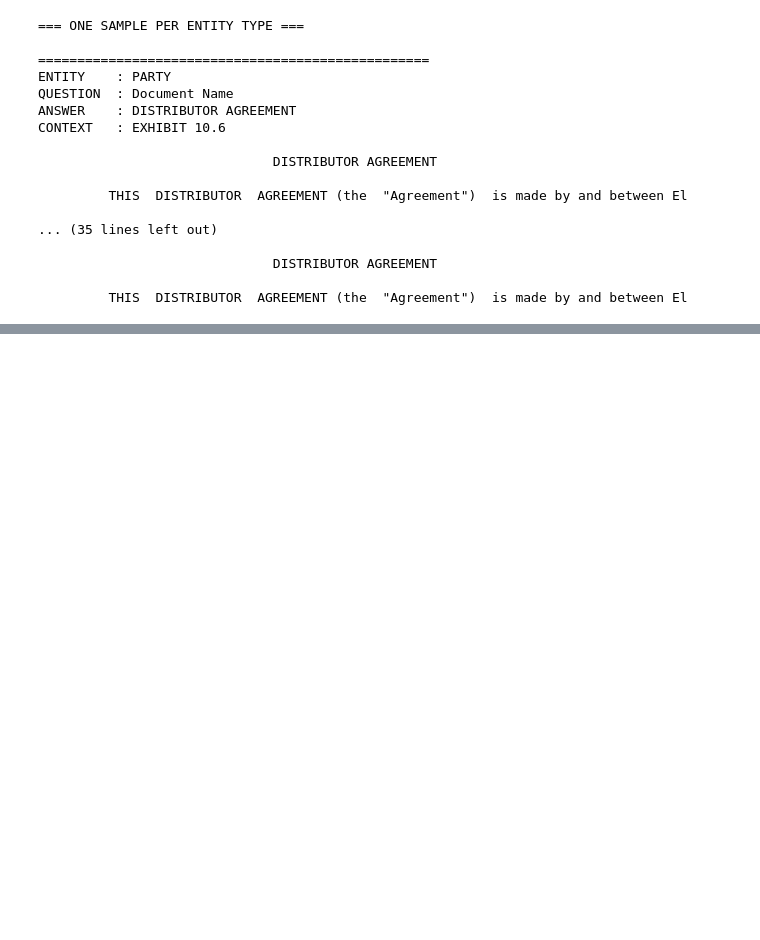
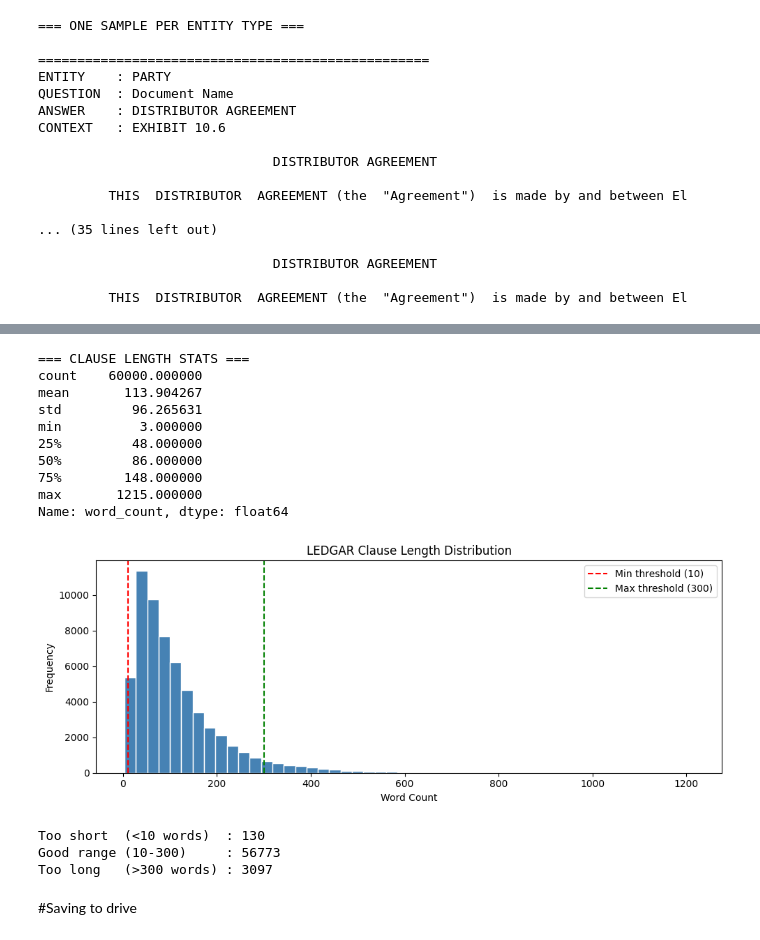
Before and after one commit to Gauravd1710/legal-doc-analyzer, a Jupyter notebook: notebooks/02_data_preparation.ipynb, the cells around one changed output, grey strips where cells are left out. Saved outputs shown, nothing was run; the diff lists cells and outputs as text; code cells hidden in the pictures; blank space fills up the shorter version.

Commit message:
Step 2 :CUAD 5686 rows, LEDGAR 60k, 70/15/15 split saved

```diff
--- a/notebooks/02_data_preparation.ipynb
+++ b/notebooks/02_data_preparation.ipynb
@@ -295,0 +298,19 @@ CONTEXT   : EXHIBIT 10.6
+# %%
+# WHY LEDGAR: 60k pre-segmented clauses
+# Each row IS one complete clause → perfect for
+# training the clause segmenter
+# No annotation needed — structure itself is the label
+
+from datasets import load_dataset
+
+print("Downloading LEDGAR...")
+
+ledgar = load_dataset(
+    "lex_glue", "ledgar",
+    verification_mode='no_checks'
+)
+
+print(ledgar)
+print(f"\nTrain rows      : {len(ledgar['train'])}")
+print(f"Validation rows : {len(ledgar['validation'])}")
+print(f"Test rows       : {len(ledgar['test'])}")
@@ -295,0 +373,50 @@ CONTEXT   : EXHIBIT 10.6
+# %%
+# WHY: Sets the thresholds for your clause segmenter
+# Clauses too short = fragments, too long = needs splitting
+# This chart tells you where to draw the line
+
+import matplotlib.pyplot as plt
+
+df_ledgar = pd.DataFrame(ledgar['train'])
+df_ledgar['word_count'] = df_ledgar['text'].apply(lambda x: len(x.split()))
+
+print("=== CLAUSE LENGTH STATS ===")
+print(df_ledgar['word_count'].describe())
+
+plt.figure(figsize=(10, 4))
+plt.hist(df_ledgar['word_count'], bins=50,
+         color='steelblue', edgecolor='white')
+plt.title('LEDGAR Clause Length Distribution')
+plt.xlabel('Word Count')
+plt.ylabel('Frequency')
+plt.axvline(10,  color='red',   linestyle='--', label='Min threshold (10)')
+plt.axvline(300, color='green', linestyle='--', label='Max threshold (300)')
+plt.legend()
+plt.tight_layout()
+plt.show()
+
+short = (df_ledgar['word_count'] < 10).sum()
+good  = ((df_ledgar['word_count'] >= 10) &
+         (df_ledgar['word_count'] <= 300)).sum()
+long_ = (df_ledgar['word_count'] > 300).sum()
+
+print(f"\nToo short  (<10 words)  : {short}")
+print(f"Good range (10-300)     : {good}")
+print(f"Too long   (>300 words) : {long_}")
+# %% [output]
+=== CLAUSE LENGTH STATS ===
+count    60000.000000
+mean       113.904267
+std         96.265631
+min          3.000000
+25%         48.000000
+50%         86.000000
+75%        148.000000
+max       1215.000000
+Name: word_count, dtype: float64
+[figure, added]
+Too short  (<10 words)  : 130
+Good range (10-300)     : 56773
+Too long   (>300 words) : 3097
+# %% [markdown]
+#Saving to drive
```
Also changed, not shown: parts of 9 cells of this notebook.
